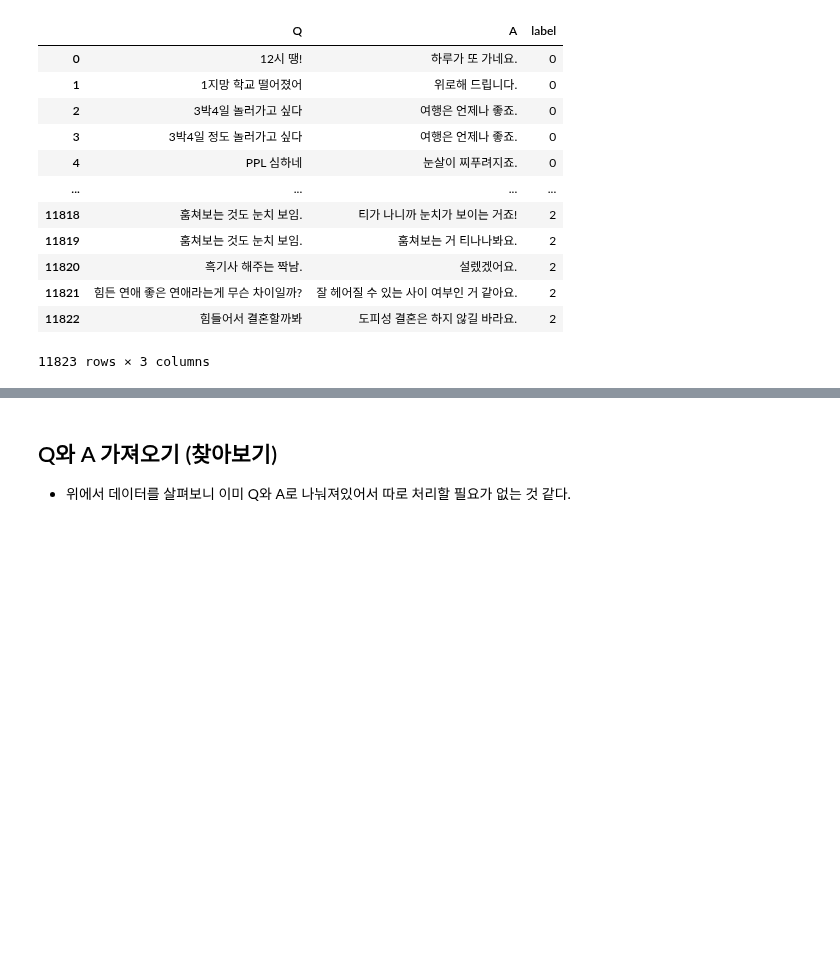
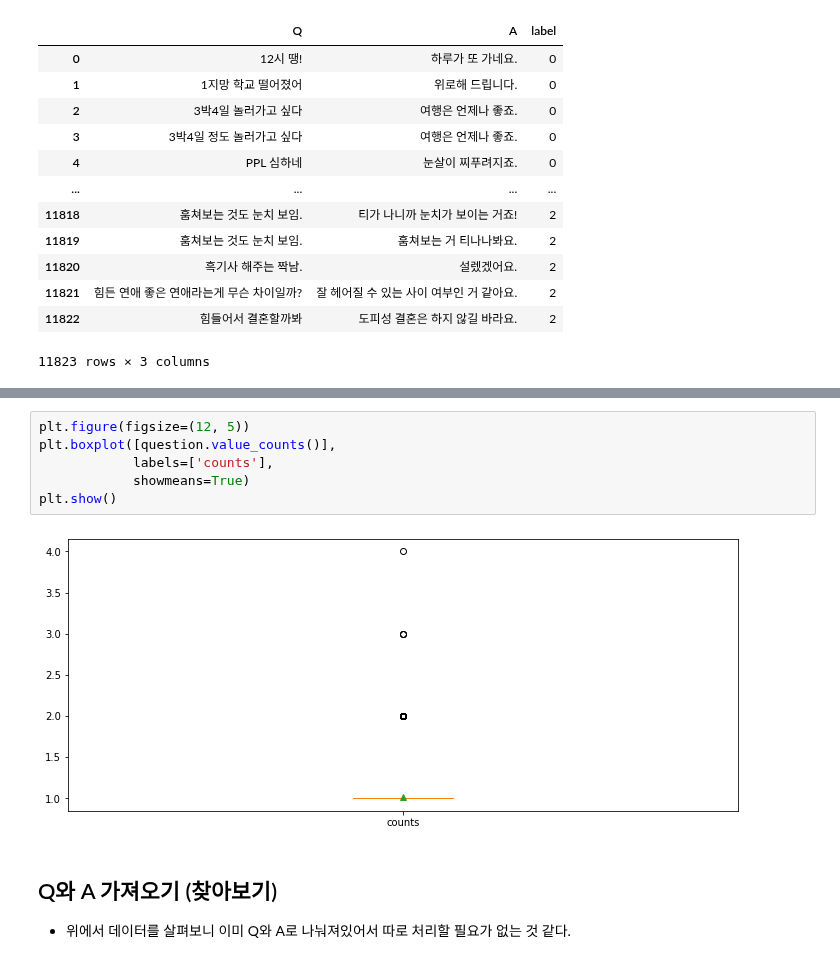
Before and after one commit to LAGABI44/AIFFEL_Study, a Jupyter notebook: EXPLORATION/Submission/[E-12]Transformer_Chatbot.ipynb, the cells around one changed output, grey strips where cells are left out. Saved outputs shown, nothing was run; the diff lists cells and outputs as text; blank space fills up the shorter version.

```diff
--- a/EXPLORATION/Submission/[E-12]Transformer_Chatbot.ipynb
+++ b/EXPLORATION/Submission/[E-12]Transformer_Chatbot.ipynb
@@ -60,3 +95,11 @@ dataset_korea
+# %%
+plt.figure(figsize=(12, 5))
+plt.boxplot([question.value_counts()],
+            labels=['counts'],
+            showmeans=True)
+plt.show()
+# %% [output]
+[figure, added]
 # %% [markdown]
 ## Q와 A 가져오기 (찾아보기)
 - 위에서 데이터를 살펴보니 이미 Q와 A로 나눠져있어서 따로 처리할 필요가 없는 것 같다.
```
Also changed, not shown: parts of 26 cells of this notebook.
